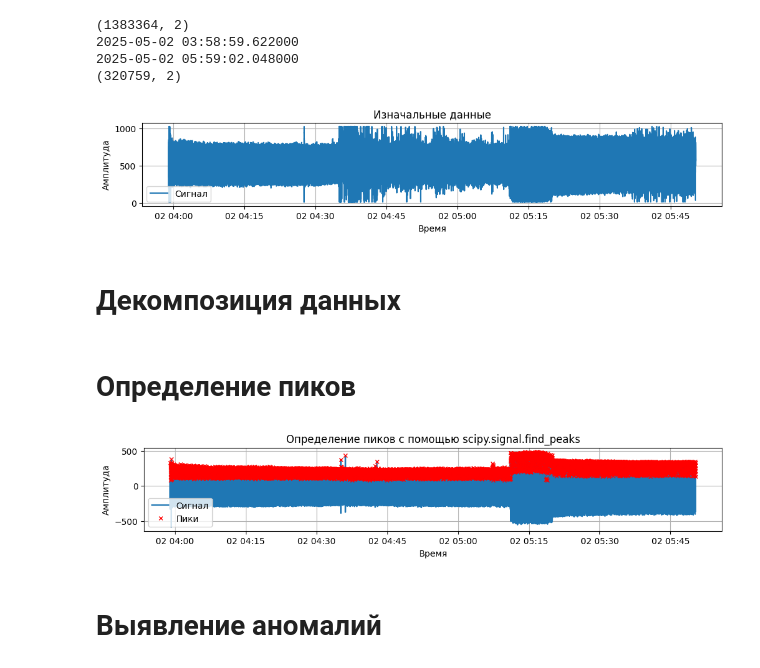
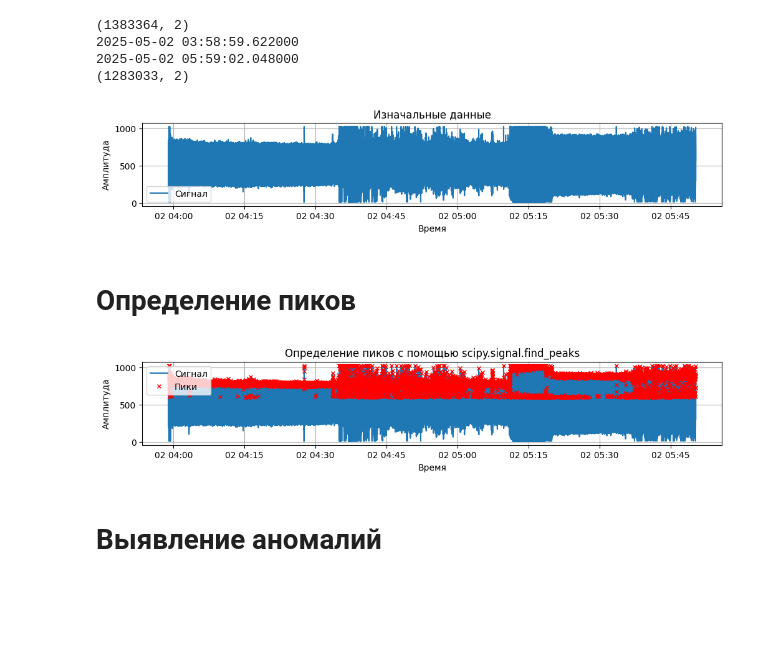
Before and after one commit to Fish-365/nightmare-pulse, a Jupyter notebook: analysis_BPM.ipynb, the cells around one changed output. Saved outputs shown, nothing was run; the diff lists cells and outputs as text; code cells hidden in the pictures; blank space fills up the shorter version.

Commit message:
fix algorithm and clean data

```diff
--- a/analysis_BPM.ipynb
+++ b/analysis_BPM.ipynb
@@ -19,8 +19,8 @@ print(data['Timestamp'].max())
 
 # Фильтрация данных по временному диапазону
 filtered_data = data[(data['Timestamp'] > '2025-05-02 03:59:00') &
-                    (data['Timestamp'] < '2025-05-02 05:50:20')]
-filtered_data = filtered_data[0::4].reset_index(drop=True)
+                    (data['Timestamp'] < '2025-05-02 05:50:20')].reset_index(drop=True)
+
 print(filtered_data.shape)
 
 # Визуализация исходных данных
@@ -40,36 +40,31 @@ plt.show()
 (1383364, 2)
 2025-05-02 03:58:59.622000
 2025-05-02 05:59:02.048000
-(320759, 2)
+(1283033, 2)
-[figure, old version]
+[figure, new version]
-# %% [markdown]
-# Декомпозиция данных
-# %%
-decomposition = sm.tsa.seasonal_decompose(y, model='additive', period=10)
-filtered_data['COM_Data'] = decomposition.resid
 # %% [markdown]
 # Определение пиков
 # %%
 x = filtered_data['Timestamp']
 y = filtered_data['COM_Data']
 
 
-peaks, _ = find_peaks(y, height=80, distance=10, prominence=100)
+peaks, _ = find_peaks(y, height=600, distance=10, prominence=100)
 
 
 # Визуализация с пиками
 plt.figure(figsize=(12, 8))
 plt.subplot(414)
 plt.plot(x, y, label="Сигнал")
 plt.plot(x[peaks], y[peaks], "x", color='red', label="Пики", markersize=5)
 plt.xlabel("Время")
 plt.ylabel("Амплитуда")
 plt.title("Определение пиков с помощью scipy.signal.find_peaks")
 plt.legend()
 plt.grid(True)
 plt.show()
 # %% [output]
-[figure, old version]
+[figure, new version]
 # %% [markdown]
 # Выявление аномалий
 # %%
```
Also changed, not shown: parts of 5 cells of this notebook, 1 other file.
